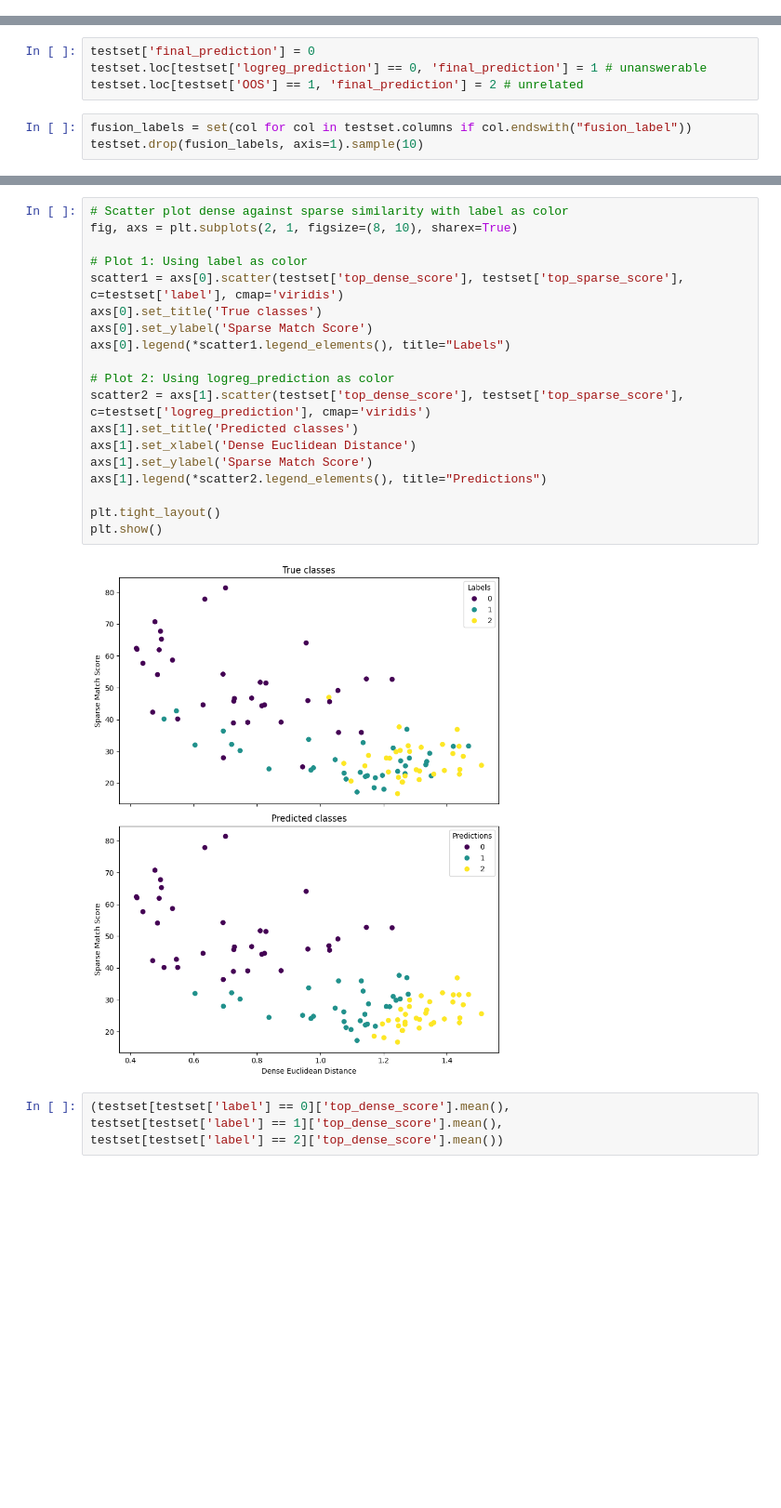
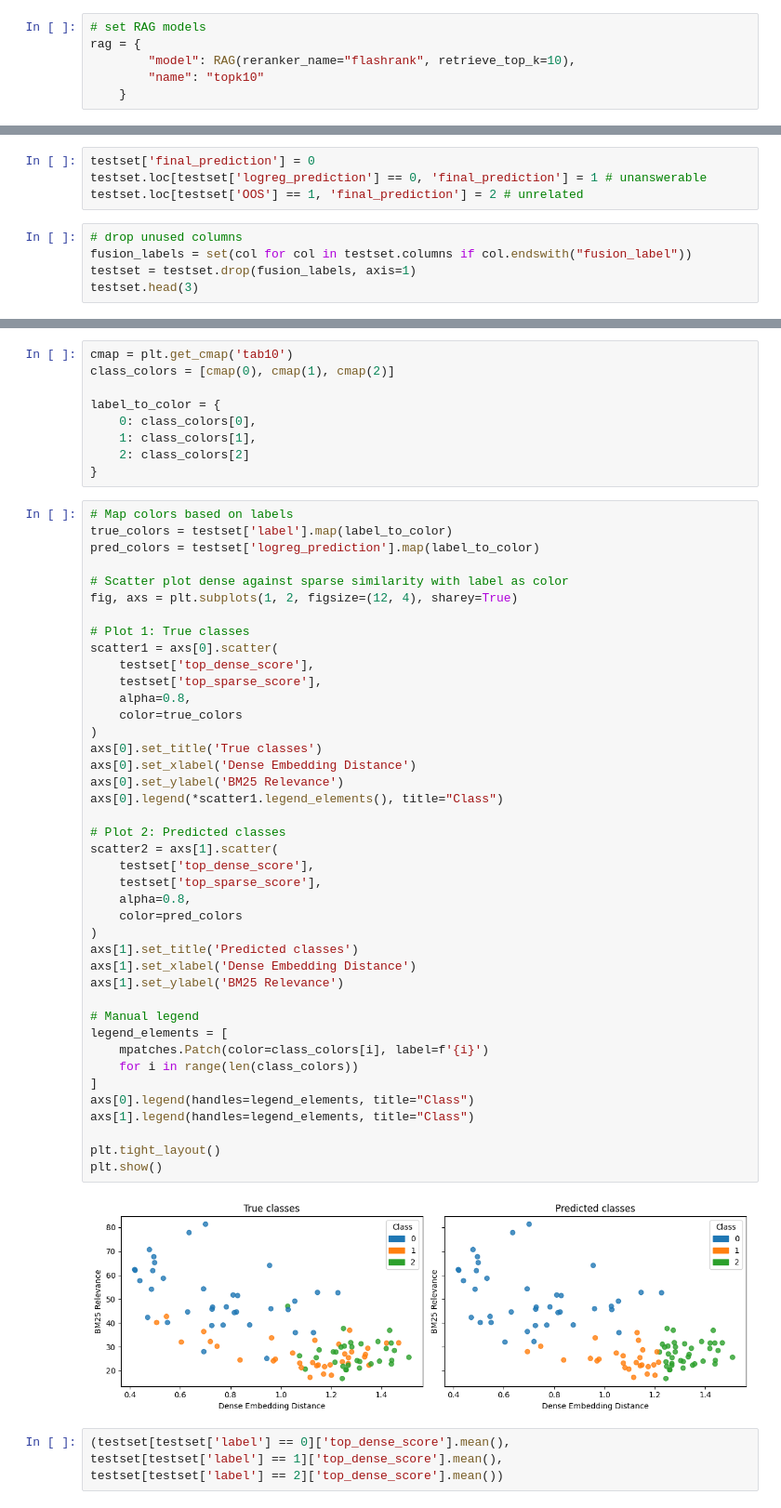
Before and after one commit to sjoerdoffringa/RAG, a Jupyter notebook: eval_scope.ipynb, the cells around one changed output, grey strips where cells are left out. Shown at 93% size. Drawn from its saved outputs; the diff is of its cells as text; blank space fills up the shorter version.

```diff
--- a/eval_scope.ipynb
+++ b/eval_scope.ipynb
@@ -297,0 +337,6 @@ plt.show()
+# %%
+# set RAG models
+rag = {
+        "model": RAG(reranker_name="flashrank", retrieve_top_k=10),
+        "name": "topk10"
+    }
@@ -386,7 +565,9 @@ testset['final_prediction'] = 0
 testset.loc[testset['logreg_prediction'] == 0, 'final_prediction'] = 1 # unanswerable
 testset.loc[testset['OOS'] == 1, 'final_prediction'] = 2 # unrelated
 # %%
+# drop unused columns
 fusion_labels = set(col for col in testset.columns if col.endswith("fusion_label"))
-testset.drop(fusion_labels, axis=1).sample(10)
+testset = testset.drop(fusion_labels, axis=1)
+testset.head(3)
 # %% [output]
 |  | doc_id | q_id | question | answer | category | unrelated | answerable | label | top_sparse_score | ... |
@@ -445,24 +610,55 @@ Text(0, 0.5, 'Frequency')
+# %%
+cmap = plt.get_cmap('tab10')
+class_colors = [cmap(0), cmap(1), cmap(2)]
+
+label_to_color = {
+    0: class_colors[0],
+    1: class_colors[1],
+    2: class_colors[2]
+}
 # %%
+# Map colors based on labels
+true_colors = testset['label'].map(label_to_color)
+pred_colors = testset['logreg_prediction'].map(label_to_color)
+
 # Scatter plot dense against sparse similarity with label as color
-fig, axs = plt.subplots(2, 1, figsize=(8, 10), sharex=True)
+fig, axs = plt.subplots(1, 2, figsize=(12, 4), sharey=True)
 
-# Plot 1: Using label as color
-scatter1 = axs[0].scatter(testset['top_dense_score'], testset['top_sparse_score'], c=testset['label'], cmap='viridis')
+# Plot 1: True classes
+scatter1 = axs[0].scatter(
+    testset['top_dense_score'],
+    testset['top_sparse_score'],
+    alpha=0.8,
+    color=true_colors
+)
 axs[0].set_title('True classes')
-axs[0].set_ylabel('Sparse Match Score')
-axs[0].legend(*scatter1.legend_elements(), title="Labels")
+axs[0].set_xlabel('Dense Embedding Distance')
+axs[0].set_ylabel('BM25 Relevance')
+axs[0].legend(*scatter1.legend_elements(), title="Class")
 
-# Plot 2: Using logreg_prediction as color
-scatter2 = axs[1].scatter(testset['top_dense_score'], testset['top_sparse_score'], c=testset['logreg_prediction'], cmap='viridis')
+# Plot 2: Predicted classes
+scatter2 = axs[1].scatter(
+    testset['top_dense_score'],
+    testset['top_sparse_score'],
+    alpha=0.8,
+    color=pred_colors
+)
 axs[1].set_title('Predicted classes')
-axs[1].set_xlabel('Dense Euclidean Distance')
-axs[1].set_ylabel('Sparse Match Score')
-axs[1].legend(*scatter2.legend_elements(), title="Predictions")
+axs[1].set_xlabel('Dense Embedding Distance')
+axs[1].set_ylabel('BM25 Relevance')
+
+# Manual legend
+legend_elements = [
+    mpatches.Patch(color=class_colors[i], label=f'{i}')
+    for i in range(len(class_colors))
+]
+axs[0].legend(handles=legend_elements, title="Class")
+axs[1].legend(handles=legend_elements, title="Class")
 
 plt.tight_layout()
 plt.show()
 # %% [output]
-[figure, old version]
+[figure, new version]
 # %%
 (testset[testset['label'] == 0]['top_dense_score'].mean(),
 testset[testset['label'] == 1]['top_dense_score'].mean(),
```
Also changed, not shown: parts of 47 cells of this notebook, 6 other files.
